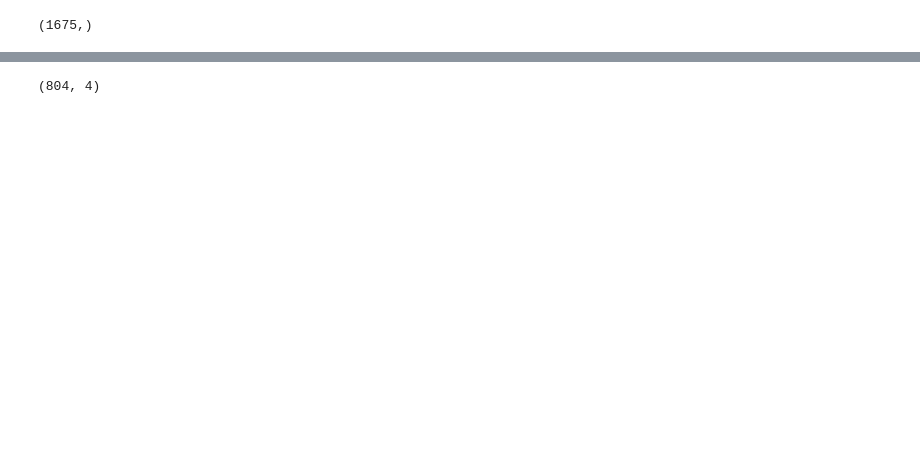
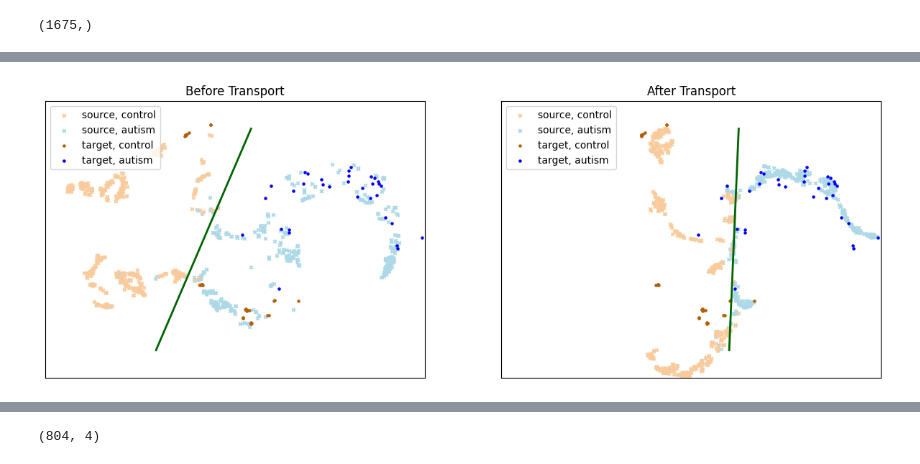
Before and after one commit to ajoystephens/otgcn, a Jupyter notebook: notebooks/explore_transform.ipynb, the cells around one changed output, grey strips where cells are left out. Cells and saved outputs as stored; diff of their text form; code cells hidden in the pictures; blank space fills up the shorter version.

```diff
--- a/notebooks/explore_transform.ipynb
+++ b/notebooks/explore_transform.ipynb
@@ -152 +170,88 @@ plt.show()
+# %%
+plt.figure(figsize=(15, 5))
+import matplotlib.lines as mlines
+
+line1_y0 = -40
+line1_x0 = -25
+line1_y1 = 40
+line1_x1 = 5
+
+
+line2_y0 = -40
+line2_x0 = 12
+line2_y1 = 40
+line2_x1 = 15
+
+lw = 2
+ms_x = 10
+ms_o = 5
+
+set_to_use =all_tsne
+
+pre=set_to_use[pre_mask]
+pre_0=pre[Y_s[:,1]==0]
+pre_1=pre[Y_s[:,1]==1]
+
+post=set_to_use[post_mask]
+post_0=post[Y_s[:,1]==0]
+post_1=post[Y_s[:,1]==1]
+
+tar=set_to_use[tar_mask]
+tar_0=tar[Y_t[:,1]==0]
+tar_1=tar[Y_t[:,1]==1]
+
+plt.subplot(1, 2, 1)
+# lpre0 = plt.scatter(pca_pre_0[:,0], pca_pre_0[:,1],ms_x,marker='x',c='#b4a7d6')
+# lpre1 = plt.scatter(pca_pre_1[:,0], pca_pre_1[:,1],ms_x,marker='x',c='lightgreen')
+# ltar0 = plt.scatter(pca_tar_0[:,0], pca_tar_0[:,1],ms_o,marker='o',color='purple')
+# ltar1 = plt.scatter(pca_tar_1[:,0], pca_tar_1[:,1],ms_o,marker='o',c='darkgreen')
+lpre1 = plt.scatter(pre_1[:,0], pre_1[:,1],ms_x,marker='x',c='lightblue')
+lpre0 = plt.scatter(pre_0[:,0], pre_0[:,1],ms_x,marker='x',c='#f9cb9c')
+ltar0 = plt.scatter(tar_0[:,0], tar_0[:,1],ms_o,marker='o',color='#b45f06')
+ltar1 = plt.scatter(tar_1[:,0], tar_1[:,1],ms_o,marker='o',c='blue')
+plt.plot([line1_x0, line1_x1], [line1_y0,line1_y1], color='darkgreen', lw=lw)
+
+# plt.xlim(-10, 18)
+# plt.ylim(-6, 7)
+plt.xlim(-60, 60)
+plt.ylim(-50,50)
+plt.xticks([])
+plt.yticks([])
+plt.title('Before Transport')
+
+plt.legend((lpre0, lpre1, ltar0, ltar1),
+           ('source, control', 'source, autism','target, control', 'target, autism',),
+           scatterpoints=1,
+           loc='upper left',
+           ncol=1,
+           fontsize=10)
+# plt.ylabel('Damped oscillation')
+
+
+plt.subplot(1, 2, 2)
+# lpost0 = plt.scatter(pca_post_0[:,0], pca_post_0[:,1],ms_x,marker='x',c='#b4a7d6')
+# lpost1 = plt.scatter(pca_post_1[:,0], pca_post_1[:,1],ms_x,marker='x',c='lightgreen')
+# ltar0 = plt.scatter(pca_tar_0[:,0], pca_tar_0[:,1],ms_o,marker='o',color='purple')
+# ltar1 = plt.scatter(pca_tar_1[:,0], pca_tar_1[:,1],ms_o,marker='o',c='darkgreen')
+lpost1 = plt.scatter(post_1[:,0], post_1[:,1],ms_x,marker='x',c='lightblue')
+lpost0 = plt.scatter(post_0[:,0], post_0[:,1],ms_x,marker='x',c='#f9cb9c')
+ltar0 = plt.scatter(tar_0[:,0], tar_0[:,1],ms_o,marker='o',color='#b45f06')
+ltar1 = plt.scatter(tar_1[:,0], tar_1[:,1],ms_o,marker='o',c='blue')
+plt.plot([line2_x0, line2_x1], [line2_y0,line2_y1], color='darkgreen', lw=lw)
+plt.xlim(-60, 60)
+plt.ylim(-50,50)
+plt.xticks([])
+plt.yticks([])
+plt.title('After Transport')
+plt.legend((lpost0, lpost1, ltar0, ltar1),
+           ('source, control', 'source, autism','target, control', 'target, autism',),
+           scatterpoints=1,
+           loc='upper left',
+           ncol=1,
+           fontsize=10)
+
+
+plt.show()
+# %% [output]
+[figure, added]
 # %%
```
Also changed, not shown: parts of 19 cells of this notebook, 2 other files.
